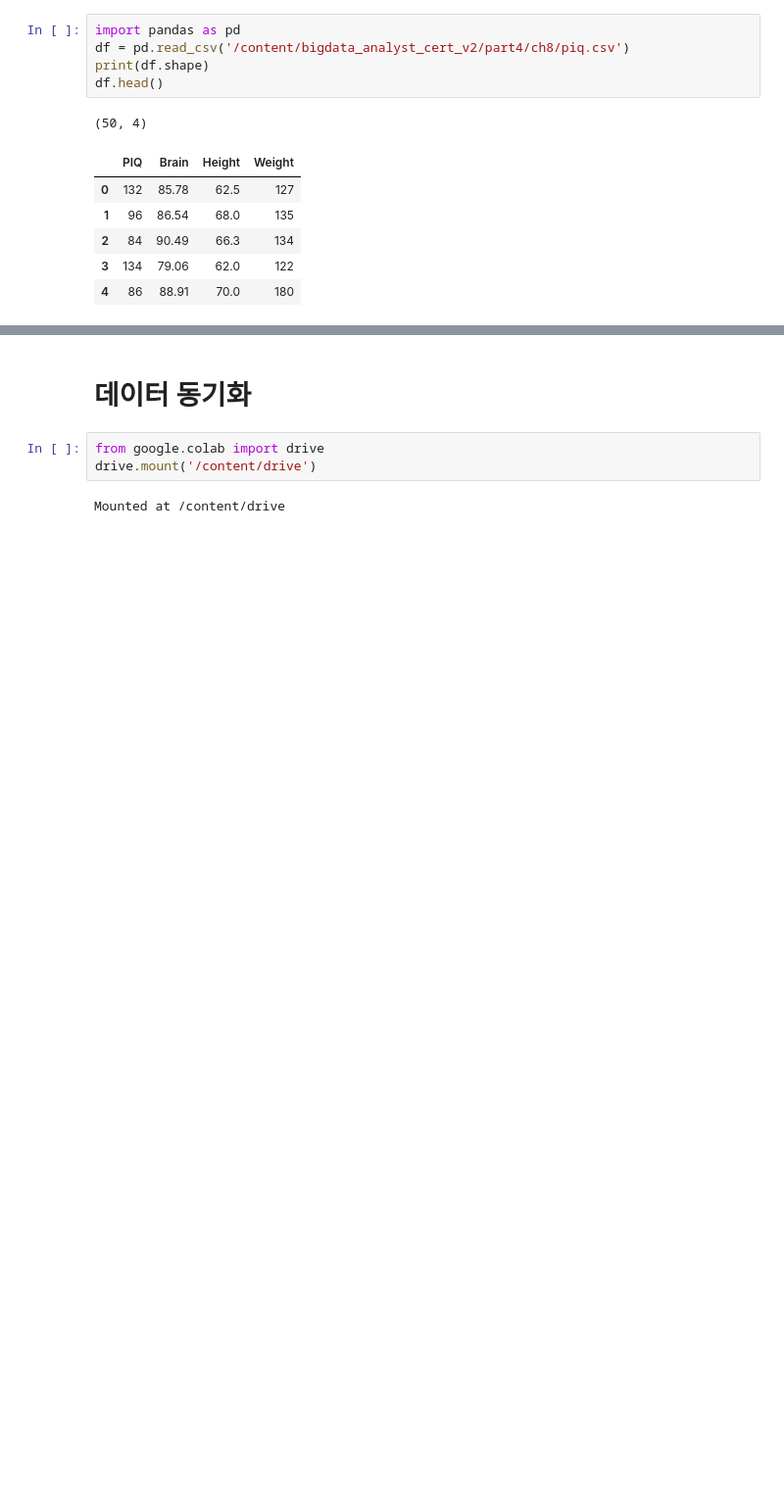
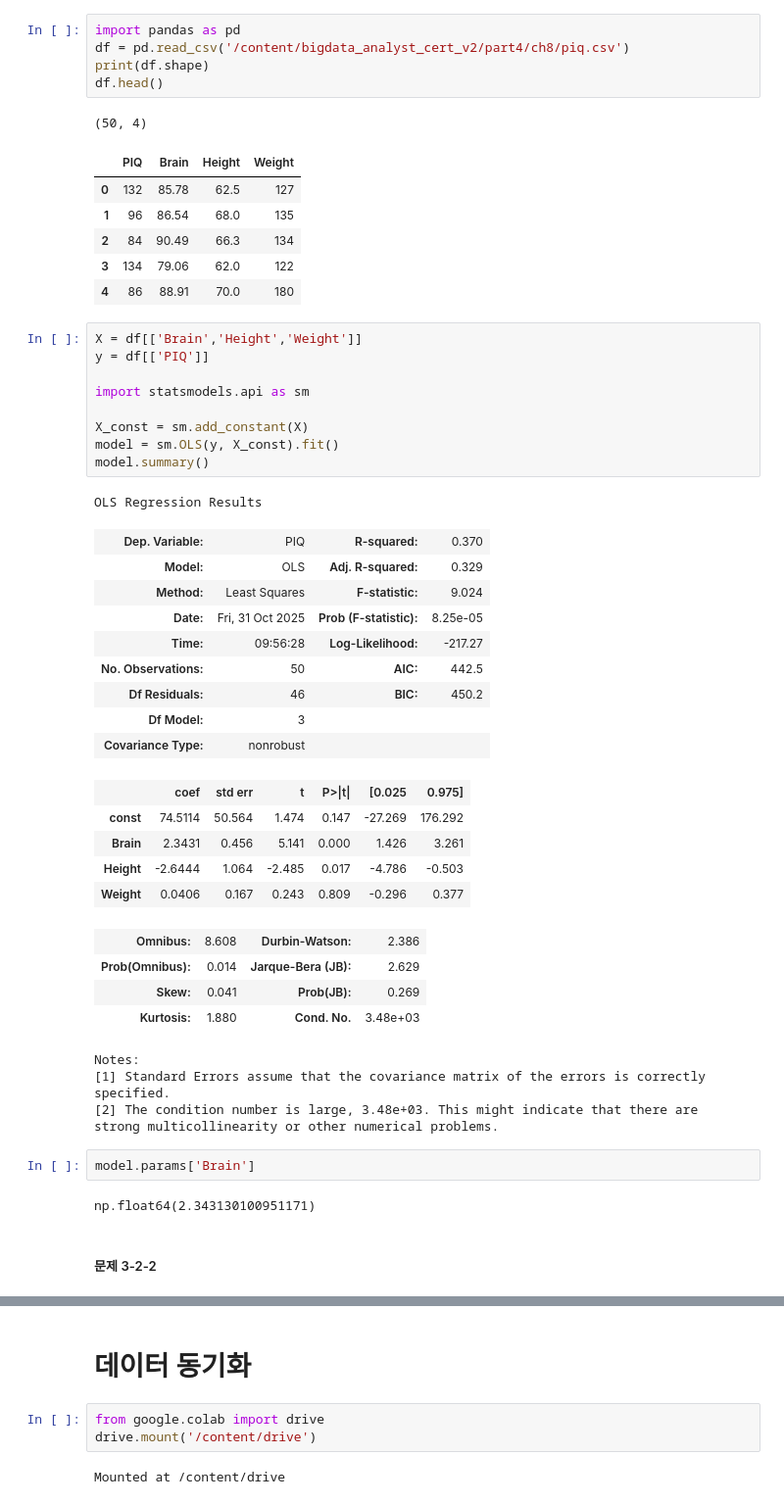
Before and after one commit to va4756/yemoon_bigdata_test, a Jupyter notebook: sinagong_bigdata.ipynb, the cells around one changed output, grey strips where cells are left out. Shown at 98% size. Cells and saved outputs as stored; diff of their text form; blank space fills up the shorter version.

```diff
--- a/sinagong_bigdata.ipynb
+++ b/sinagong_bigdata.ipynb
@@ -2923,3 +2923,42 @@ df.head()
 | 2 | 84 | 90.49 | 66.3 | 134 |
 | 3 | 134 | 79.06 | 62.0 | 122 |
 | 4 | 86 | 88.91 | 70.0 | 180 |
+# %%
+X = df[['Brain','Height','Weight']]
+y = df[['PIQ']]
+
+import statsmodels.api as sm
+
+X_const = sm.add_constant(X)
+model = sm.OLS(y, X_const).fit()
+model.summary()
+# %% [output]
+OLS Regression Results
+| Dep. Variable: | PIQ | R-squared: | 0.370 |
+| Model: | OLS | Adj. R-squared: | 0.329 |
+| Method: | Least Squares | F-statistic: | 9.024 |
+| Date: | Fri, 31 Oct 2025 | Prob (F-statistic): | 8.25e-05 |
+| Time: | 09:56:28 | Log-Likelihood: | -217.27 |
+| No. Observations: | 50 | AIC: | 442.5 |
+| Df Residuals: | 46 | BIC: | 450.2 |
+| Df Model: | 3 |  |  |
+| Covariance Type: | nonrobust |  |  |
+|  | coef | std err | t | P>|t| | [0.025 | 0.975] |
+| const | 74.5114 | 50.564 | 1.474 | 0.147 | -27.269 | 176.292 |
+| Brain | 2.3431 | 0.456 | 5.141 | 0.000 | 1.426 | 3.261 |
+| Height | -2.6444 | 1.064 | -2.485 | 0.017 | -4.786 | -0.503 |
+| Weight | 0.0406 | 0.167 | 0.243 | 0.809 | -0.296 | 0.377 |
+| Omnibus: | 8.608 | Durbin-Watson: | 2.386 |
+| Prob(Omnibus): | 0.014 | Jarque-Bera (JB): | 2.629 |
+| Skew: | 0.041 | Prob(JB): | 0.269 |
+| Kurtosis: | 1.880 | Cond. No. | 3.48e+03 |
+Notes:
+[1] Standard Errors assume that the covariance matrix of the errors is correctly specified.
+[2] The condition number is large, 3.48e+03. This might indicate that there are
+strong multicollinearity or other numerical problems.
+# %%
+model.params['Brain']
+# %% [output]
+np.float64(2.343130100951171)
+# %% [markdown]
+##### 문제 3-2-2
```
Also changed, not shown: parts of 4 cells of this notebook.
